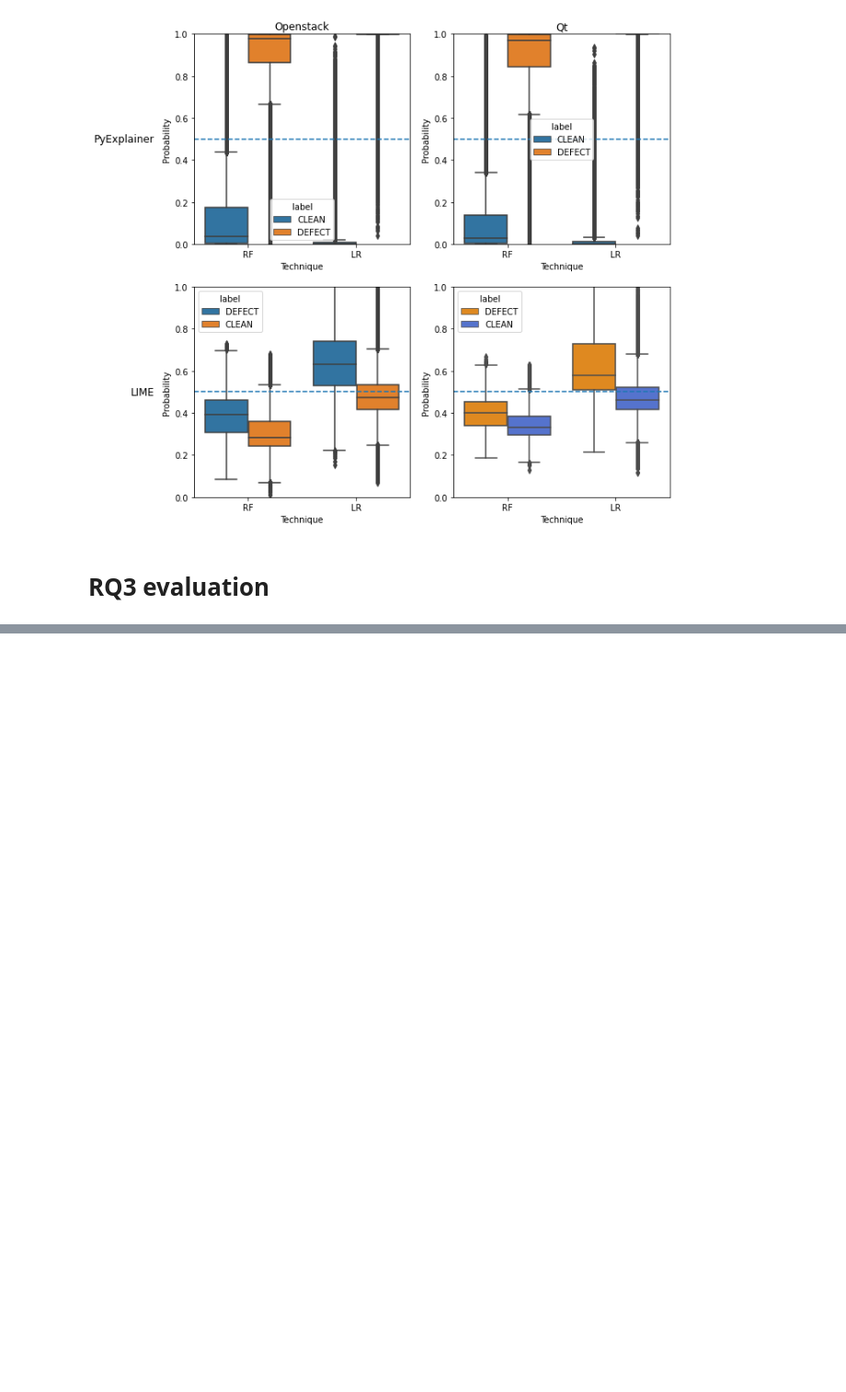
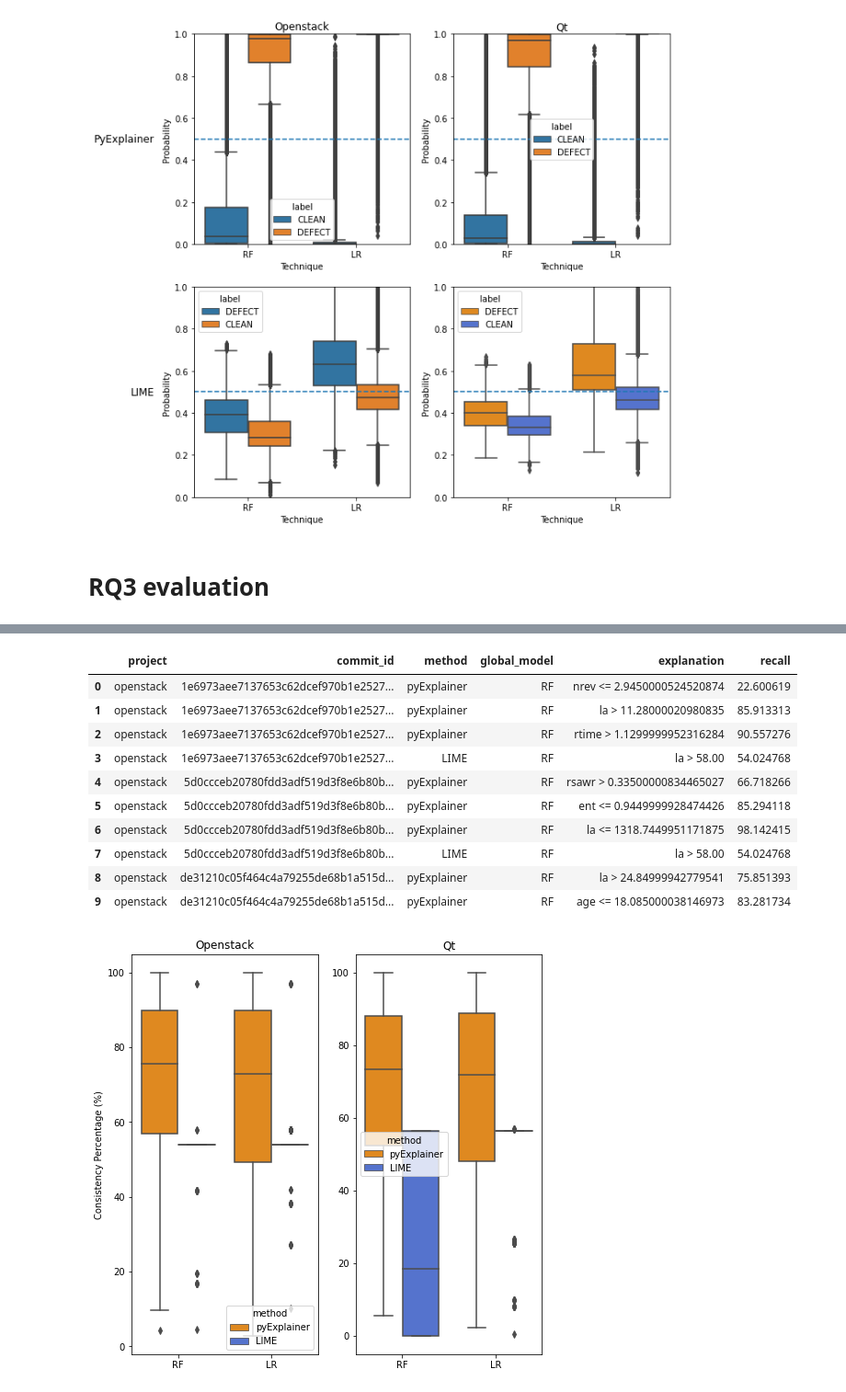
Before and after one commit to awsm-research/PyExplainer, a Jupyter notebook: experiment/evaluation.ipynb, the cells around one changed output, grey strips where cells are left out. Shown at 92% size. Cells and saved outputs as stored; diff of their text form; code cells hidden in the pictures; blank space fills up the shorter version.

```diff
--- a/experiment/evaluation.ipynb
+++ b/experiment/evaluation.ipynb
@@ -321,0 +184,15 @@ finished 51 from 376 commits
+# %%
+show_rq3_eval_result()
+# %% [output]
+|  | project | commit_id | method | global_model | explanation | recall |
+| 0 | openstack | 1e6973aee7137653c62dcef970b1e2527... | pyExplainer | RF | nrev <= 2.9450000524520874 | 22.600619 |
+| 1 | openstack | 1e6973aee7137653c62dcef970b1e2527... | pyExplainer | RF | la > 11.28000020980835 | 85.913313 |
+| 2 | openstack | 1e6973aee7137653c62dcef970b1e2527... | pyExplainer | RF | rtime > 1.1299999952316284 | 90.557276 |
+| 3 | openstack | 1e6973aee7137653c62dcef970b1e2527... | LIME | RF | la > 58.00 | 54.024768 |
+| 4 | openstack | 5d0ccceb20780fdd3adf519d3f8e6b80b... | pyExplainer | RF | rsawr > 0.33500000834465027 | 66.718266 |
+| 5 | openstack | 5d0ccceb20780fdd3adf519d3f8e6b80b... | pyExplainer | RF | ent <= 0.9449999928474426 | 85.294118 |
+| 6 | openstack | 5d0ccceb20780fdd3adf519d3f8e6b80b... | pyExplainer | RF | la <= 1318.7449951171875 | 98.142415 |
+| 7 | openstack | 5d0ccceb20780fdd3adf519d3f8e6b80b... | LIME | RF | la > 58.00 | 54.024768 |
+| 8 | openstack | de31210c05f464c4a79255de68b1a515d... | pyExplainer | RF | la > 24.84999942779541 | 75.851393 |
+| 9 | openstack | de31210c05f464c4a79255de68b1a515d... | pyExplainer | RF | age <= 18.085000038146973 | 83.281734 |
+[figure, added]
```
Also changed, not shown: parts of 5 cells of this notebook, 8 other files.
